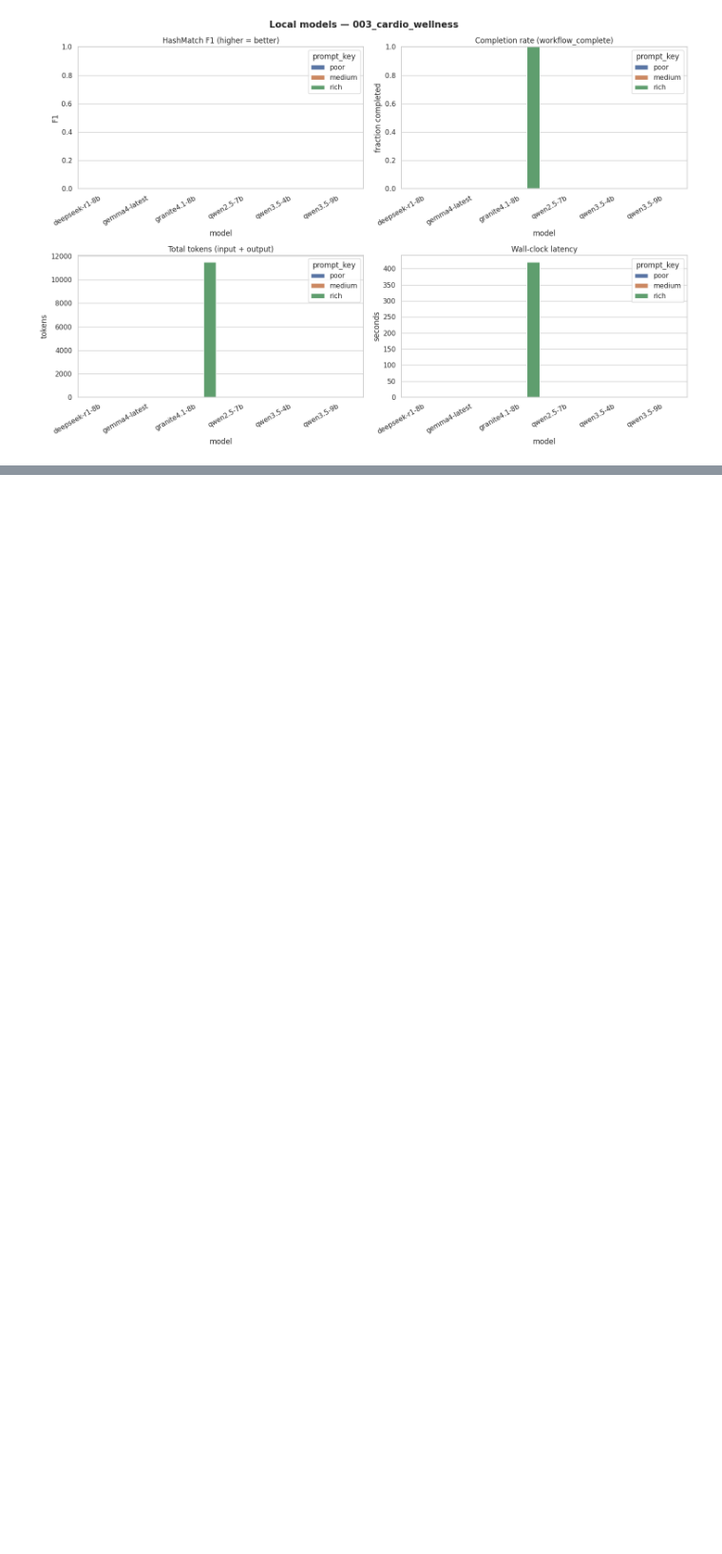
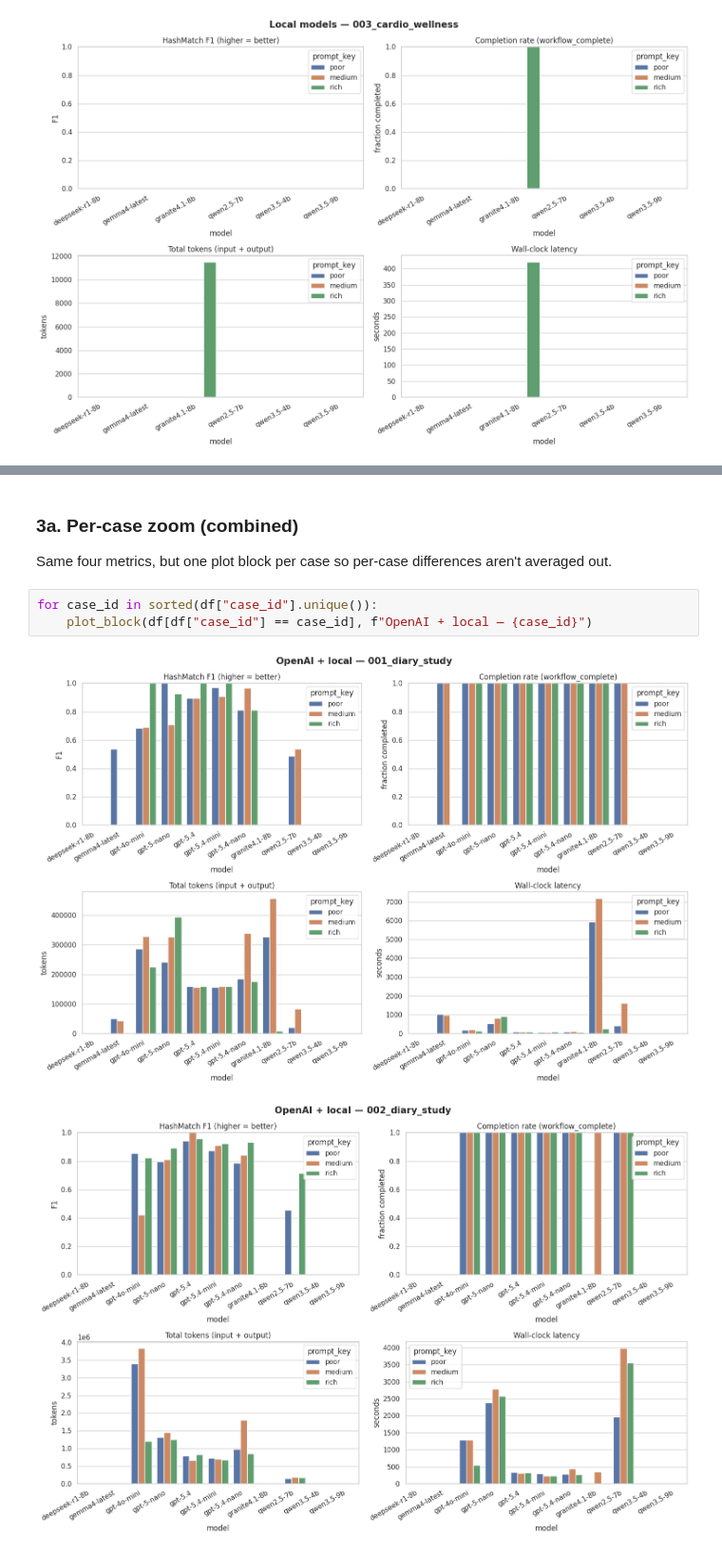
Before and after one commit to Congiuntivo/cams-nli-engine, a Jupyter notebook: study/analysis.ipynb, the cells around one changed output, grey strips where cells are left out. Shown at 95% size. Saved outputs shown, nothing was run; the diff lists cells and outputs as text; blank space fills up the shorter version.

```diff
--- a/study/analysis.ipynb
+++ b/study/analysis.ipynb
@@ -149,0 +158,9 @@ plot_block(
+# %% [markdown]
+### 3a. Per-case zoom (combined)
+Same four metrics, but one plot block per case so per-case differences aren't averaged out.
+# %%
+for case_id in sorted(df["case_id"].unique()):
+    plot_block(df[df["case_id"] == case_id], f"OpenAI + local — {case_id}")
+# %% [output]
+[figure, added]
+[figure, added]
```
Also changed, not shown: parts of 9 cells of this notebook.
